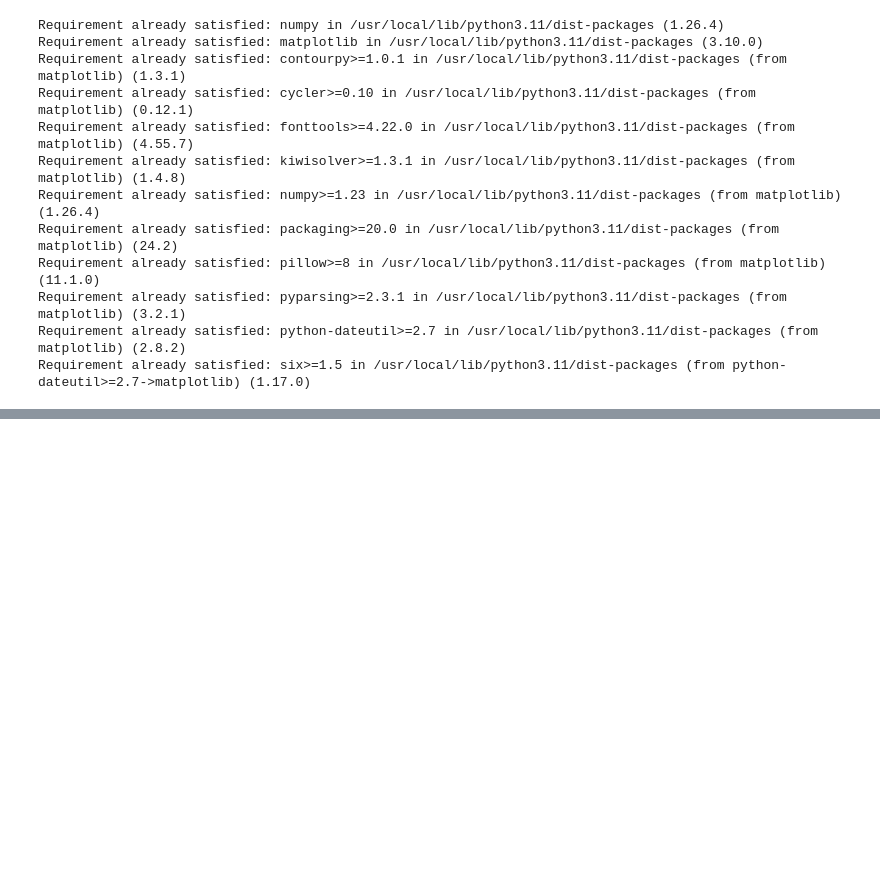
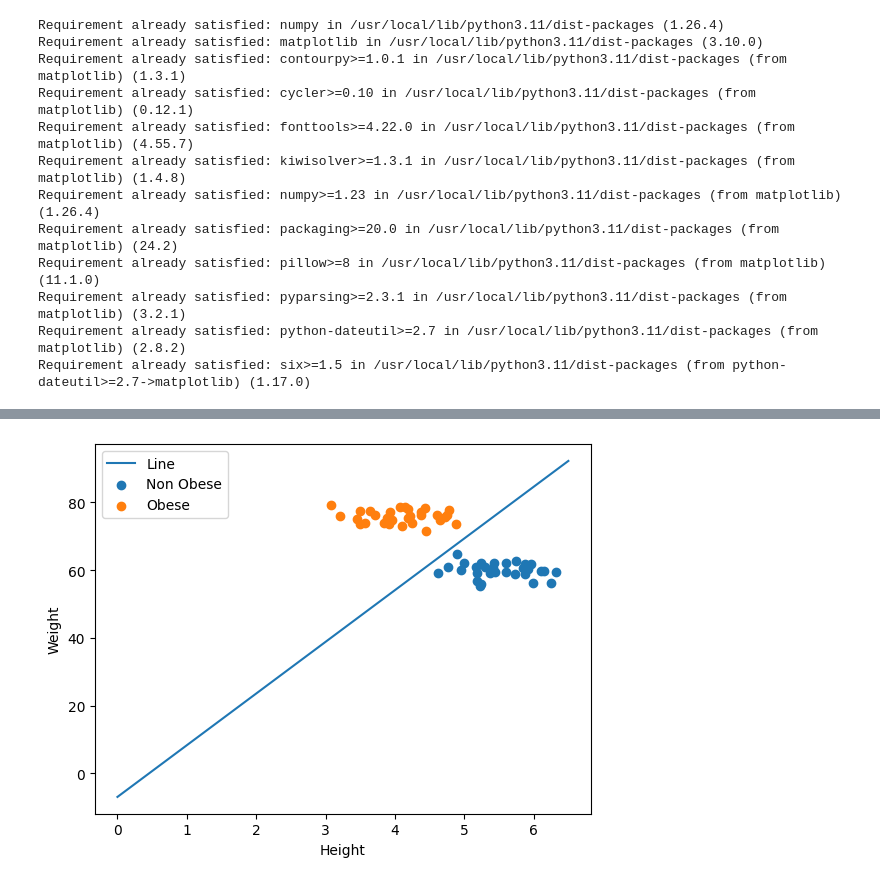
Before and after one commit to pavanarya/AI-ML, a Jupyter notebook: ML/Linear_Regression/1.Basic.ipynb, the cells around one changed output, grey strips where cells are left out. Saved outputs shown, nothing was run; the diff lists cells and outputs as text; code cells hidden in the pictures; blank space fills up the shorter version.

```diff
--- a/ML/Linear_Regression/1.Basic.ipynb
+++ b/ML/Linear_Regression/1.Basic.ipynb
@@ -24,0 +144,23 @@ Processing Input Data, In this case we will simply generate input data using num
+# %%
+k = 1000
+best_a_b = None
+best_c = None
+best_error = float('inf')
+
+for i in range(k):
+  a_b = np.random.normal(size=2) #[2.3,-0.3]
+  c = np.random.normal() #8.7
+
+  #print(str(a_b) + "  " + str(c))
+
+  error = compute_error(obese_arr_1,non_obese_arr_1,a_b,c)
+  if error < best_error:
+    print("Iteration: "+str(i)+"  Error:"+str(error))
+    best_a_b = a_b
+    best_c = c
+    best_error = error
+
+print("---------------------")
+print(best_a_b)
+print(best_c)
+print(best_error)
@@ -24,0 +176,19 @@ Processing Input Data, In this case we will simply generate input data using num
+# %%
+x = np.linspace(0, 6.5, 100)
+# Calculate corresponding y values for the line
+y = (-best_a_b[0] * x - best_c) / best_a_b[1] #(-a * x - c) / b
+
+# Plot the line
+plt.plot(x, y)
+
+
+plt.scatter(non_obese_height,non_obese_weight)
+plt.scatter(obese_height,obese_weight)
+plt.xlabel("Height")
+plt.ylabel("Weight")
+plt.legend(["Line","Non Obese","Obese"])
+#plt.xlim(0)  # Set the lower limit of the x-axis to 0
+#plt.ylim(0)  # Set the lower limit of the y-axis to 0
+plt.show()
+# %% [output]
+[figure, added]
```
Also changed, not shown: parts of 9 cells of this notebook.
